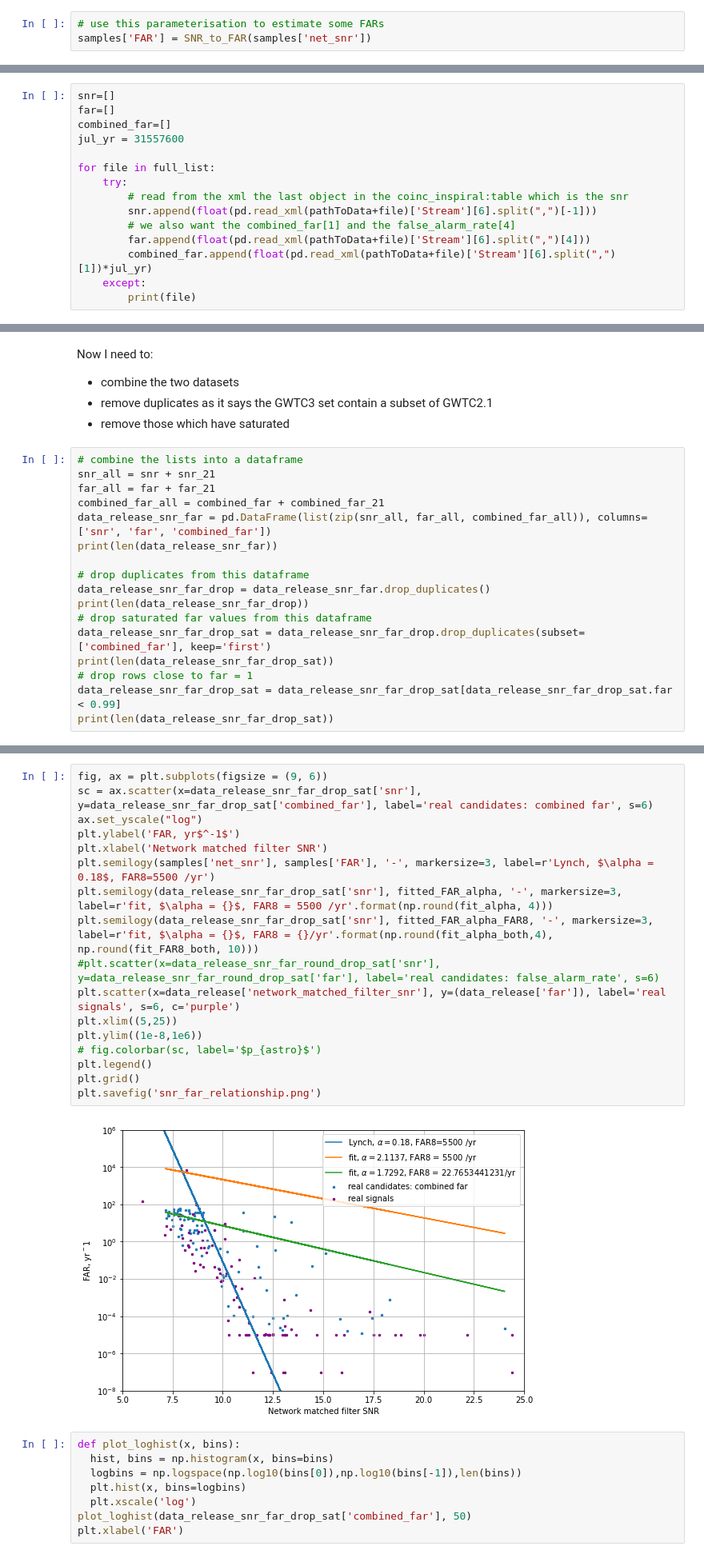
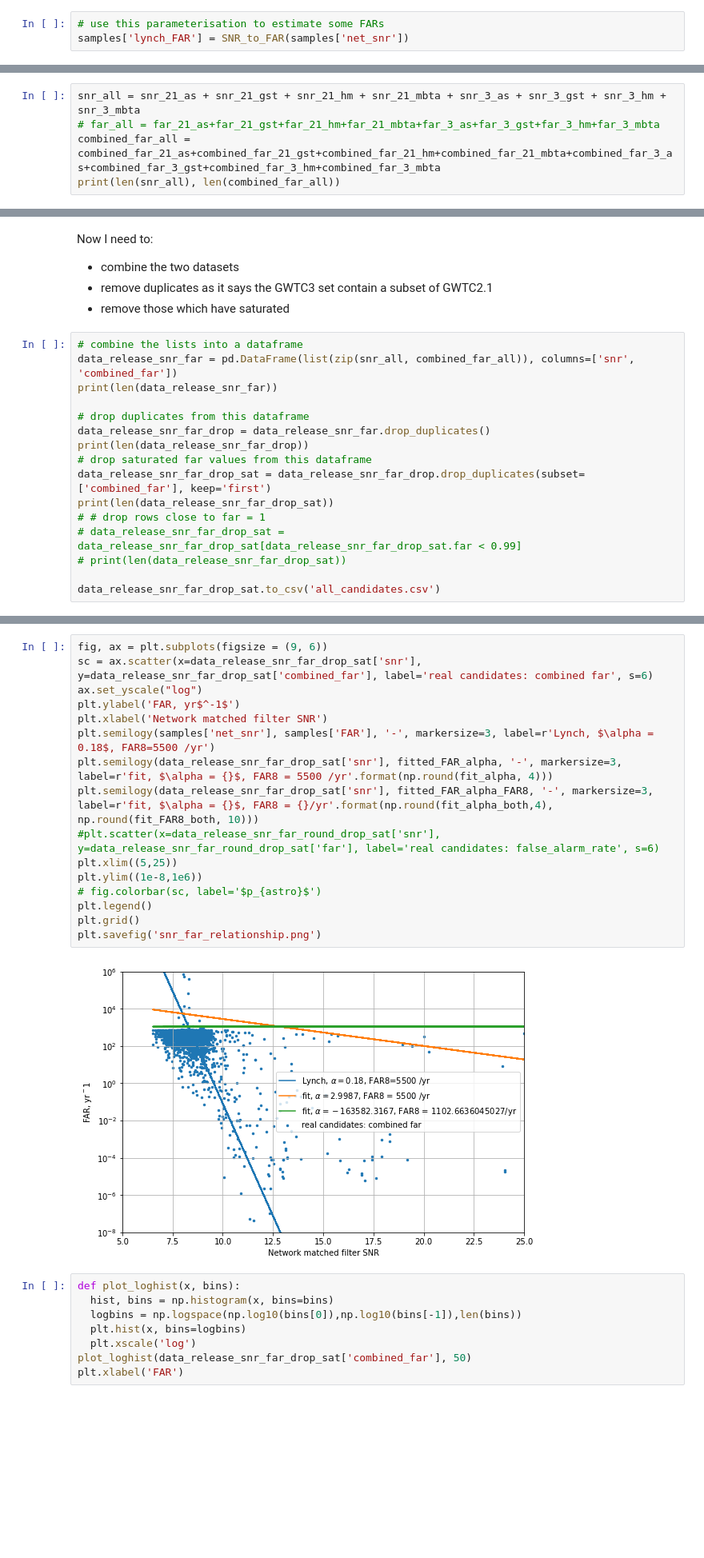
Before and after one commit to jhyland01/p_astro_project, a Jupyter notebook: obtain_candidates.ipynb, the cells around one changed output, grey strips where cells are left out. Shown at 80% size. Cells and saved outputs as stored; diff of their text form; blank space fills up the shorter version.

Commit message:
split collecting candidated from generating FARs

```diff
--- a/FAR.ipynb
+++ b/obtain_candidates.ipynb
@@ -92,6 +95,6 @@ def SNR_to_FAR(snr, FAR8=5500, alpha=0.18):
 # %%
 # use this parameterisation to estimate some FARs
-samples['FAR'] = SNR_to_FAR(samples['net_snr'])
+samples['lynch_FAR'] = SNR_to_FAR(samples['net_snr'])
 # %%
 SNR_to_FAR(10)
 # %% [output]
@@ -179,15 +170,0 @@ len(full_list)
-# %%
-snr=[]
-far=[]
-combined_far=[]
-jul_yr = 31557600
-
-for file in full_list:
-    try:
-        # read from the xml the last object in the coinc_inspiral:table which is the snr
-        snr.append(float(pd.read_xml(pathToData+file)['Stream'][6].split(",")[-1]))
-        # we also want the combined_far[1] and the false_alarm_rate[4]
-        far.append(float(pd.read_xml(pathToData+file)['Stream'][6].split(",")[4]))
-        combined_far.append(float(pd.read_xml(pathToData+file)['Stream'][6].split(",")[1])*jul_yr)
-    except:
-        print(file)
@@ -198,0 +379,5 @@ pastro
+# %%
+snr_all = snr_21_as + snr_21_gst + snr_21_hm + snr_21_mbta + snr_3_as + snr_3_gst + snr_3_hm + snr_3_mbta
+# far_all = far_21_as+far_21_gst+far_21_hm+far_21_mbta+far_3_as+far_3_gst+far_3_hm+far_3_mbta
+combined_far_all = combined_far_21_as+combined_far_21_gst+combined_far_21_hm+combined_far_21_mbta+combined_far_3_as+combined_far_3_gst+combined_far_3_hm+combined_far_3_mbta
+print(len(snr_all), len(combined_far_all))
@@ -262,10 +415,7 @@ Now I need to:
 * remove those which have saturated
 # %%
 # combine the lists into a dataframe
-snr_all = snr + snr_21
-far_all = far + far_21
-combined_far_all = combined_far + combined_far_21
-data_release_snr_far = pd.DataFrame(list(zip(snr_all, far_all, combined_far_all)), columns=['snr', 'far', 'combined_far'])
+data_release_snr_far = pd.DataFrame(list(zip(snr_all, combined_far_all)), columns=['snr', 'combined_far'])
 print(len(data_release_snr_far))
 
 # drop duplicates from this dataframe
@@ -274,7 +424,9 @@ print(len(data_release_snr_far_drop))
 # drop saturated far values from this dataframe
 data_release_snr_far_drop_sat = data_release_snr_far_drop.drop_duplicates(subset=['combined_far'], keep='first')
 print(len(data_release_snr_far_drop_sat))
-# drop rows close to far = 1
-data_release_snr_far_drop_sat = data_release_snr_far_drop_sat[data_release_snr_far_drop_sat.far < 0.99]
-print(len(data_release_snr_far_drop_sat))
+# # drop rows close to far = 1
+# data_release_snr_far_drop_sat = data_release_snr_far_drop_sat[data_release_snr_far_drop_sat.far < 0.99]
+# print(len(data_release_snr_far_drop_sat))
+
+data_release_snr_far_drop_sat.to_csv('all_candidates.csv')
 # %% [output]
@@ -338,22 +484,21 @@ jul_yr = 31557600
 # %%
 fig, ax = plt.subplots(figsize = (9, 6))
 sc = ax.scatter(x=data_release_snr_far_drop_sat['snr'], y=data_release_snr_far_drop_sat['combined_far'], label='real candidates: combined far', s=6)
 ax.set_yscale("log")
 plt.ylabel('FAR, yr$^-1$')
 plt.xlabel('Network matched filter SNR')
 plt.semilogy(samples['net_snr'], samples['FAR'], '-', markersize=3, label=r'Lynch, $\alpha = 0.18$, FAR8=5500 /yr')
 plt.semilogy(data_release_snr_far_drop_sat['snr'], fitted_FAR_alpha, '-', markersize=3, label=r'fit, $\alpha = {}$, FAR8 = 5500 /yr'.format(np.round(fit_alpha, 4)))
 plt.semilogy(data_release_snr_far_drop_sat['snr'], fitted_FAR_alpha_FAR8, '-', markersize=3, label=r'fit, $\alpha = {}$, FAR8 = {}/yr'.format(np.round(fit_alpha_both,4), np.round(fit_FAR8_both, 10)))
 #plt.scatter(x=data_release_snr_far_round_drop_sat['snr'], y=data_release_snr_far_round_drop_sat['far'], label='real candidates: false_alarm_rate', s=6)
-plt.scatter(x=data_release['network_matched_filter_snr'], y=(data_release['far']), label='real signals', s=6, c='purple')
 plt.xlim((5,25))
 plt.ylim((1e-8,1e6))
 # fig.colorbar(sc, label='$p_{astro}$')
 plt.legend()
 plt.grid()
 plt.savefig('snr_far_relationship.png')
 # %% [output]
-[figure, old version]
+[figure, new version]
 # %%
 def plot_loghist(x, bins):
   hist, bins = np.histogram(x, bins=bins)
```
Also changed, not shown: parts of 20 cells of this notebook, 6 other files.
